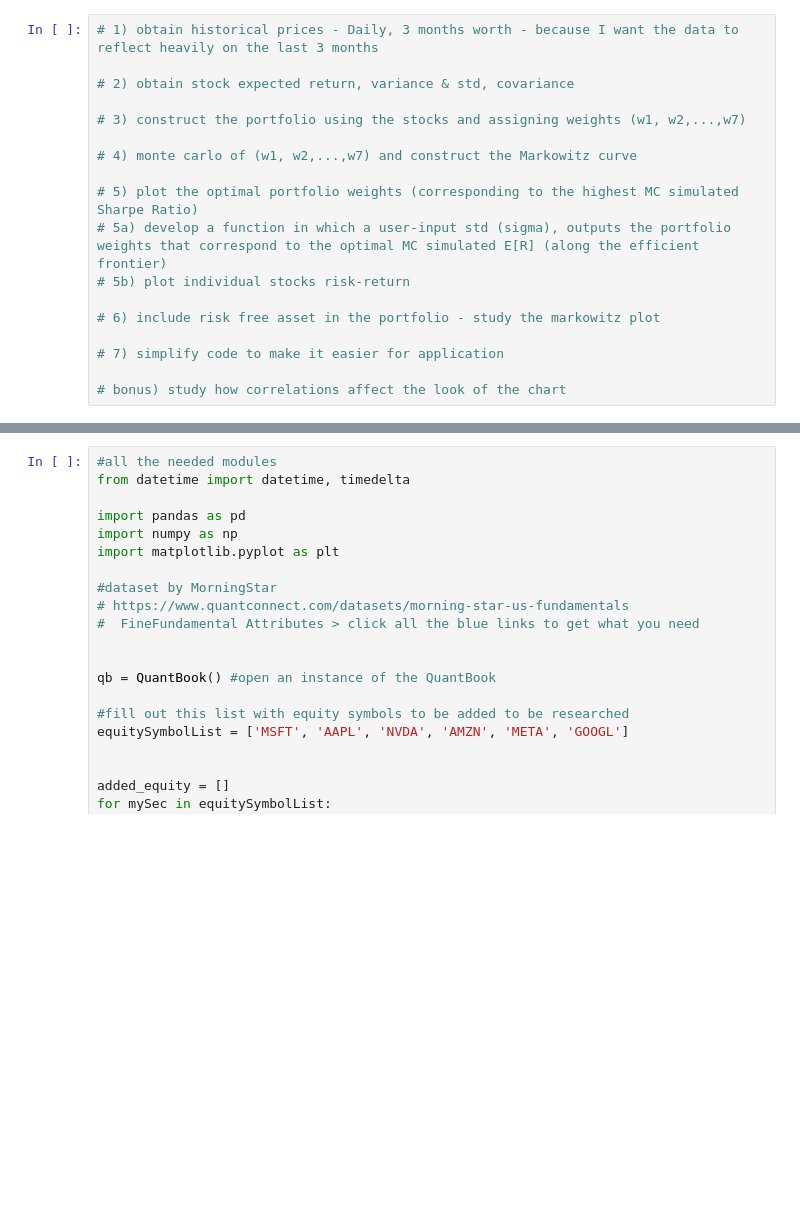
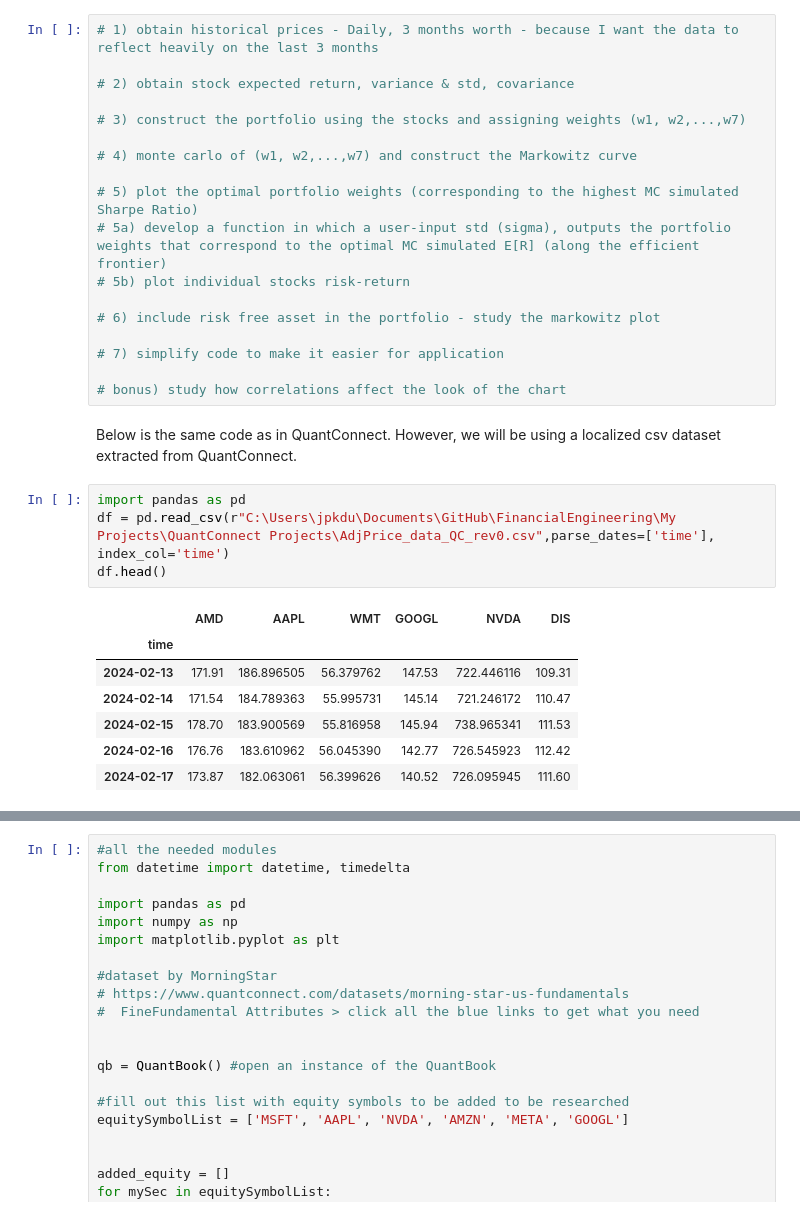
Before and after one commit to dudukels/Quant_Projects_Portfolio, a Jupyter notebook: QuantConnect Projects/Portfolio Construction - Mean Var_QP.ipynb, the cells around one changed output, grey strips where cells are left out. Saved outputs shown, nothing was run; the diff lists cells and outputs as text; blank space fills up the shorter version.

```diff
--- a/QuantConnect Projects/Portfolio Construction.ipynb
+++ b/QuantConnect Projects/Portfolio Construction - Mean Var_QP.ipynb
@@ -20,3 +20,17 @@
 # 7) simplify code to make it easier for application
 
 # bonus) study how correlations affect the look of the chart
+# %% [markdown]
+Below is the same code as in QuantConnect. However, we will be using a localized csv dataset extracted from QuantConnect.
+# %%
+import pandas as pd
+df = pd.read_csv(r"C:\Users\jpkdu\Documents\GitHub\FinancialEngineering\My Projects\QuantConnect Projects\AdjPrice_data_QC_rev0.csv",parse_dates=['time'], index_col='time')
+df.head()
+# %% [output]
+|  | AMD | AAPL | WMT | GOOGL | NVDA | DIS |
+| time |  |  |  |  |  |  |
+| 2024-02-13 | 171.91 | 186.896505 | 56.379762 | 147.53 | 722.446116 | 109.31 |
+| 2024-02-14 | 171.54 | 184.789363 | 55.995731 | 145.14 | 721.246172 | 110.47 |
+| 2024-02-15 | 178.70 | 183.900569 | 55.816958 | 145.94 | 738.965341 | 111.53 |
+| 2024-02-16 | 176.76 | 183.610962 | 56.045390 | 142.77 | 726.545923 | 112.42 |
+| 2024-02-17 | 173.87 | 182.063061 | 56.399626 | 140.52 | 726.095945 | 111.60 |
```
Also changed, not shown: parts of 3 cells of this notebook, 9 other files.
